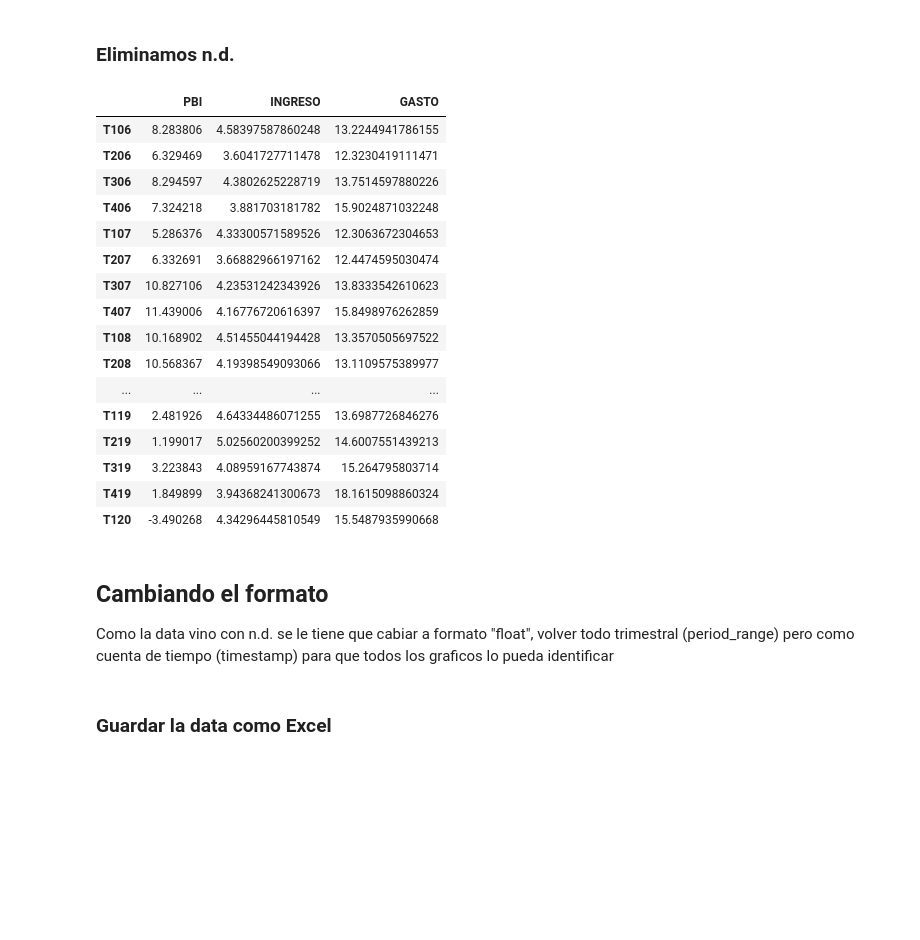
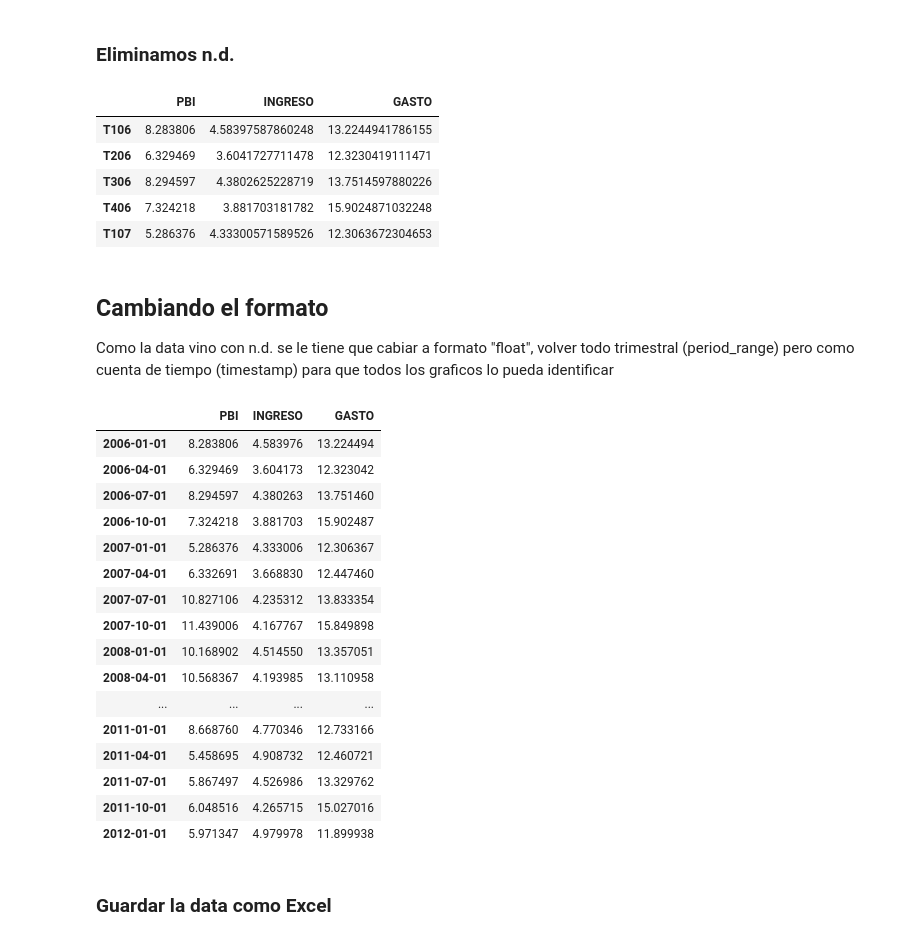
Before and after one commit to diegolop19/Proyectos, a Jupyter notebook: P1_Regresión_Lineal.ipynb, the cells around one changed output. Saved outputs shown, nothing was run; the diff lists cells and outputs as text; code cells hidden in the pictures; blank space fills up the shorter version.

```diff
--- a/P1_Regresión_Lineal.ipynb
+++ b/P1_Regresión_Lineal.ipynb
@@ -41,26 +41,14 @@ PBI.head(25)
 # %%
 indexNames = PBI[PBI['GASTO'] == "n.d."].index
 PBI.drop(indexNames , inplace=True)
-
-PBI
+PBI.head()
 # %% [output]
 |  | PBI | INGRESO | GASTO |
 | T106 | 8.283806 | 4.58397587860248 | 13.2244941786155 |
 | T206 | 6.329469 | 3.6041727711478 | 12.3230419111471 |
 | T306 | 8.294597 | 4.3802625228719 | 13.7514597880226 |
 | T406 | 7.324218 | 3.881703181782 | 15.9024871032248 |
 | T107 | 5.286376 | 4.33300571589526 | 12.3063672304653 |
-| T207 | 6.332691 | 3.66882966197162 | 12.4474595030474 |
-| T307 | 10.827106 | 4.23531242343926 | 13.8333542610623 |
-| T407 | 11.439006 | 4.16776720616397 | 15.8498976262859 |
-| T108 | 10.168902 | 4.51455044194428 | 13.3570505697522 |
-| T208 | 10.568367 | 4.19398549093066 | 13.1109575389977 |
-| ... | ... | ... | ... |
-| T119 | 2.481926 | 4.64334486071255 | 13.6987726846276 |
-| T219 | 1.199017 | 5.02560200399252 | 14.6007551439213 |
-| T319 | 3.223843 | 4.08959167743874 | 15.264795803714 |
-| T419 | 1.849899 | 3.94368241300673 | 18.1615098860324 |
-| T120 | -3.490268 | 4.34296445810549 | 15.5487935990668 |
 # %% [markdown]
 ## Cambiando el formato
 Como la data vino con n.d. se le tiene que cabiar a formato "float", volver todo trimestral (period_range) pero como cuenta de tiempo (timestamp) para que todos los graficos lo pueda identificar
@@ -68,6 +56,25 @@ Como la data vino con n.d. se le tiene que cabiar a formato "float", volver todo
 PBI["INGRESO"]=PBI["INGRESO"].astype(float)
 PBI["GASTO"]=PBI["GASTO"].astype(float)
 PBI.index =pd.period_range('2006Q1', '2020Q1', freq='Q').to_timestamp()
+PBI.head(25)
+# %% [output]
+|  | PBI | INGRESO | GASTO |
+| 2006-01-01 | 8.283806 | 4.583976 | 13.224494 |
+| 2006-04-01 | 6.329469 | 3.604173 | 12.323042 |
+| 2006-07-01 | 8.294597 | 4.380263 | 13.751460 |
+| 2006-10-01 | 7.324218 | 3.881703 | 15.902487 |
+| 2007-01-01 | 5.286376 | 4.333006 | 12.306367 |
+| 2007-04-01 | 6.332691 | 3.668830 | 12.447460 |
+| 2007-07-01 | 10.827106 | 4.235312 | 13.833354 |
+| 2007-10-01 | 11.439006 | 4.167767 | 15.849898 |
+| 2008-01-01 | 10.168902 | 4.514550 | 13.357051 |
+| 2008-04-01 | 10.568367 | 4.193985 | 13.110958 |
+| ... | ... | ... | ... |
+| 2011-01-01 | 8.668760 | 4.770346 | 12.733166 |
+| 2011-04-01 | 5.458695 | 4.908732 | 12.460721 |
+| 2011-07-01 | 5.867497 | 4.526986 | 13.329762 |
+| 2011-10-01 | 6.048516 | 4.265715 | 15.027016 |
+| 2012-01-01 | 5.971347 | 4.979978 | 11.899938 |
 # %% [markdown]
 ### Guardar la data como Excel
 # %%
```
Also changed, not shown: parts of 2 cells of this notebook.
